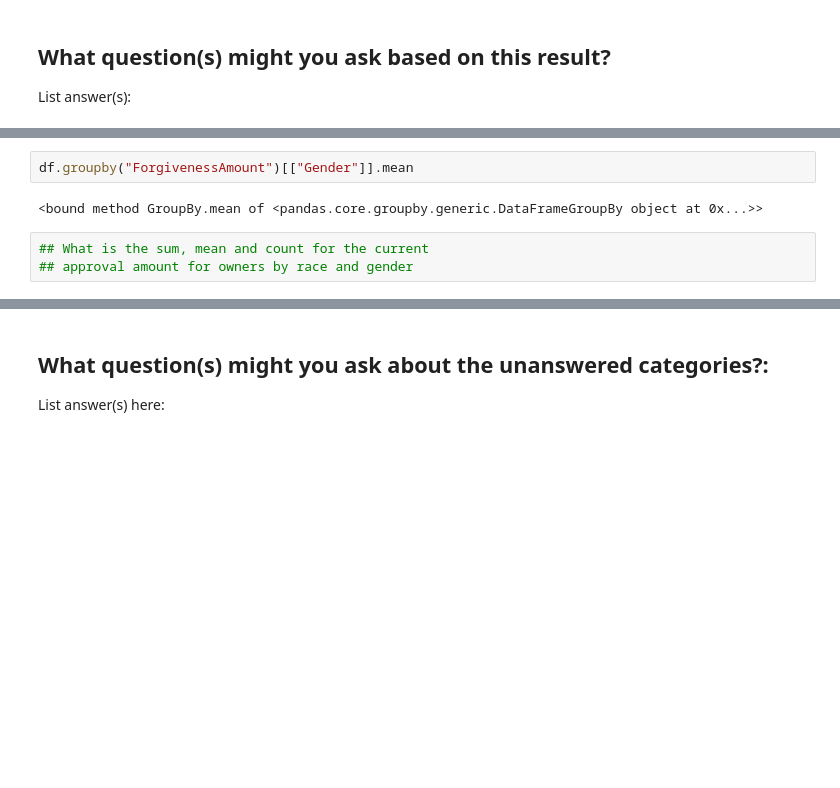
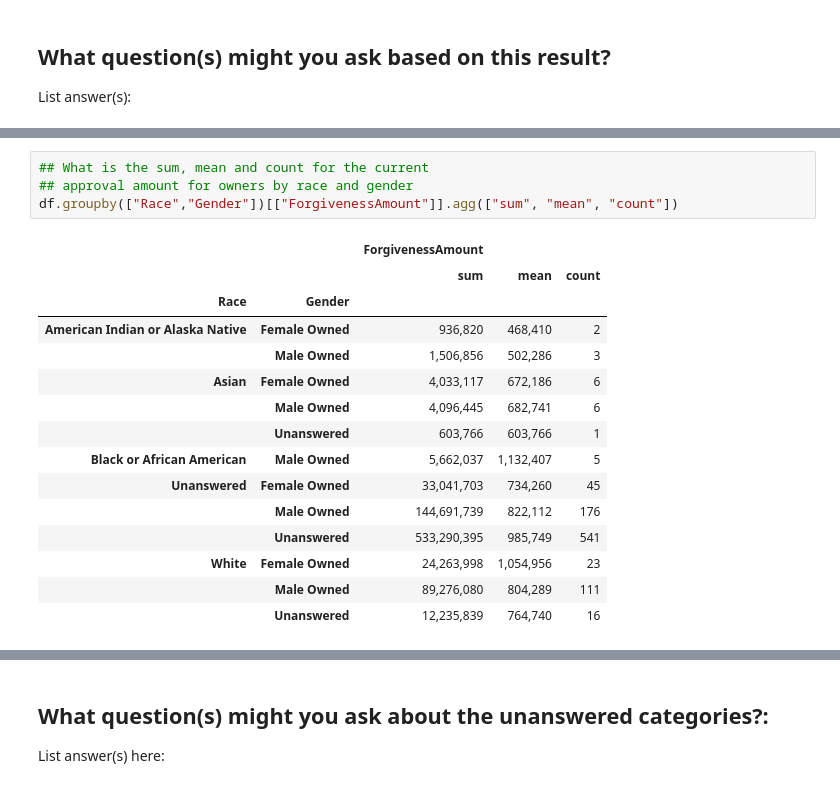
Before and after one commit to Marycunningham79/2023-spring-data-journalism, a Jupyter notebook: homework/hw-for-wk-08-groupby-COMPLETE.ipynb, the cells around one changed output, grey strips where cells are left out. Drawn from its saved outputs; the diff is of its cells as text; blank space fills up the shorter version.

```diff
--- a/homework/hw-for-wk-08-groupby-COMPLETE.ipynb
+++ b/homework/hw-for-wk-08-groupby-COMPLETE.ipynb
@@ -98,10 +112,23 @@ df.groupby("ForgivenessAmount")[["Gender"]].sum
-# %%
-df.groupby("ForgivenessAmount")[["Gender"]].mean
-# %% [output]
-<bound method GroupBy.mean of <pandas.core.groupby.generic.DataFrameGroupBy object at 0x...>>
 # %%
 ## What is the sum, mean and count for the current
 ## approval amount for owners by race and gender
+df.groupby(["Race","Gender"])[["ForgivenessAmount"]].agg(["sum", "mean", "count"])
+# %% [output]
+|  |  | ForgivenessAmount |  |  |
+|  |  | sum | mean | count |
+| Race | Gender |  |  |  |
+| American Indian or Alaska Native | Female Owned | 936,820 | 468,410 | 2 |
+|  | Male Owned | 1,506,856 | 502,286 | 3 |
+| Asian | Female Owned | 4,033,117 | 672,186 | 6 |
+|  | Male Owned | 4,096,445 | 682,741 | 6 |
+|  | Unanswered | 603,766 | 603,766 | 1 |
+| Black or African American | Male Owned | 5,662,037 | 1,132,407 | 5 |
+| Unanswered | Female Owned | 33,041,703 | 734,260 | 45 |
+|  | Male Owned | 144,691,739 | 822,112 | 176 |
+|  | Unanswered | 533,290,395 | 985,749 | 541 |
+| White | Female Owned | 24,263,998 | 1,054,956 | 23 |
+|  | Male Owned | 89,276,080 | 804,289 | 111 |
+|  | Unanswered | 12,235,839 | 764,740 | 16 |
 # %%
 ## What is the sum, mean and count for the current
 ## approval amount for owners by gender and race
```
Also changed, not shown: parts of 6 cells of this notebook.
